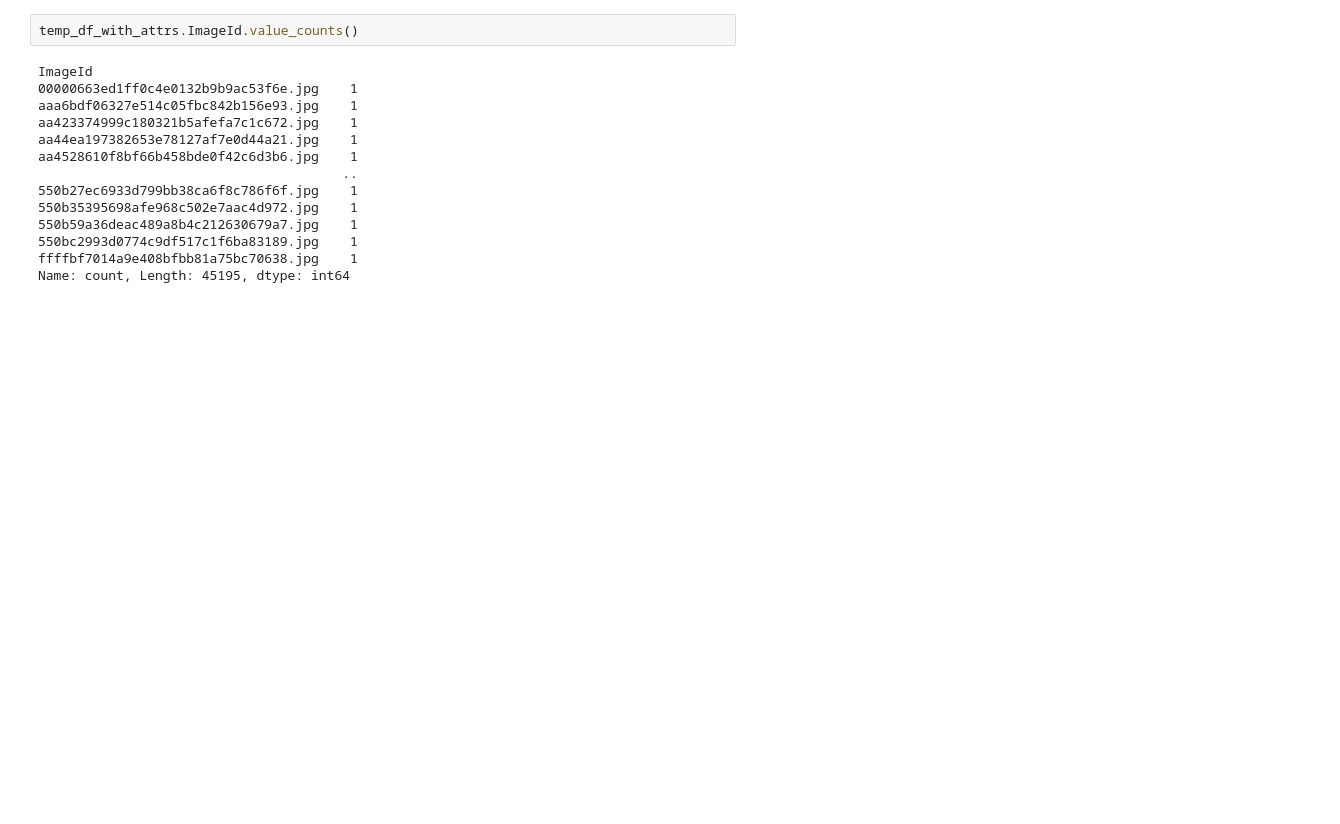
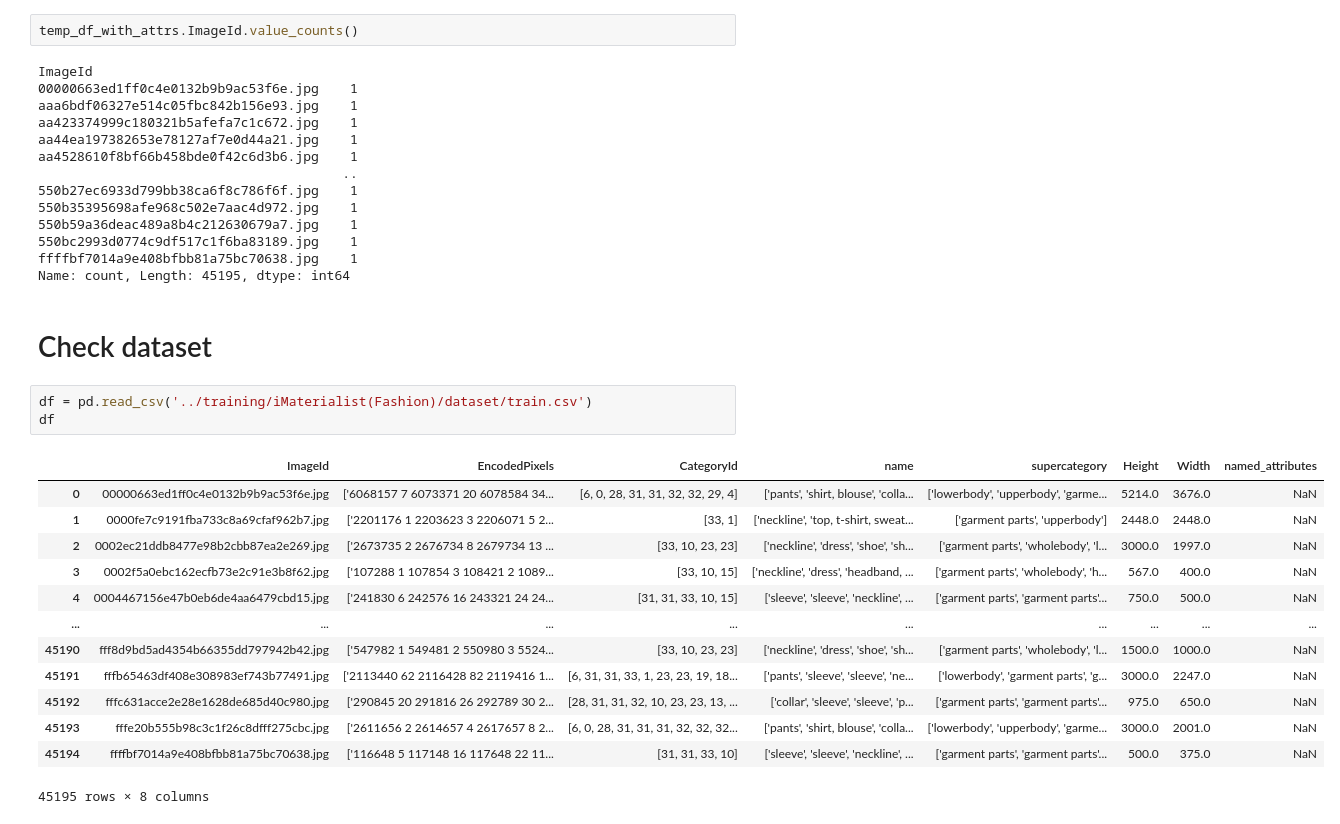
Before and after one commit to dragynir/fashion_controlnet_original, a Jupyter notebook: notebooks/eda.ipynb, the cells around one changed output. Saved outputs shown, nothing was run; the diff lists cells and outputs as text; blank space fills up the shorter version.

```diff
--- a/notebooks/eda.ipynb
+++ b/notebooks/eda.ipynb
@@ -347,3 +351,22 @@ aa4528610f8bf66b458bde0f42c6d3b6.jpg    1
 550bc2993d0774c9df517c1f6ba83189.jpg    1
 ffffbf7014a9e408bfbb81a75bc70638.jpg    1
 Name: count, Length: 45195, dtype: int64
+# %% [markdown]
+# Check dataset
+# %%
+df = pd.read_csv('../training/iMaterialist(Fashion)/dataset/train.csv')
+df
+# %% [output]
+|  | ImageId | EncodedPixels | CategoryId | name | supercategory | Height | Width | named_attributes |
+| 0 | 00000663ed1ff0c4e0132b9b9ac53f6e.jpg | ['6068157 7 6073371 20 6078584 34... | [6, 0, 28, 31, 31, 32, 32, 29, 4] | ['pants', 'shirt, blouse', 'colla... | ['lowerbody', 'upperbody', 'garme... | 5214.0 | 3676.0 | NaN |
+| 1 | 0000fe7c9191fba733c8a69cfaf962b7.jpg | ['2201176 1 2203623 3 2206071 5 2... | [33, 1] | ['neckline', 'top, t-shirt, sweat... | ['garment parts', 'upperbody'] | 2448.0 | 2448.0 | NaN |
+| 2 | 0002ec21ddb8477e98b2cbb87ea2e269.jpg | ['2673735 2 2676734 8 2679734 13 ... | [33, 10, 23, 23] | ['neckline', 'dress', 'shoe', 'sh... | ['garment parts', 'wholebody', 'l... | 3000.0 | 1997.0 | NaN |
+| 3 | 0002f5a0ebc162ecfb73e2c91e3b8f62.jpg | ['107288 1 107854 3 108421 2 1089... | [33, 10, 15] | ['neckline', 'dress', 'headband, ... | ['garment parts', 'wholebody', 'h... | 567.0 | 400.0 | NaN |
+| 4 | 0004467156e47b0eb6de4aa6479cbd15.jpg | ['241830 6 242576 16 243321 24 24... | [31, 31, 33, 10, 15] | ['sleeve', 'sleeve', 'neckline', ... | ['garment parts', 'garment parts'... | 750.0 | 500.0 | NaN |
+| ... | ... | ... | ... | ... | ... | ... | ... | ... |
+| 45190 | fff8d9bd5ad4354b66355dd797942b42.jpg | ['547982 1 549481 2 550980 3 5524... | [33, 10, 23, 23] | ['neckline', 'dress', 'shoe', 'sh... | ['garment parts', 'wholebody', 'l... | 1500.0 | 1000.0 | NaN |
+| 45191 | fffb65463df408e308983ef743b77491.jpg | ['2113440 62 2116428 82 2119416 1... | [6, 31, 31, 33, 1, 23, 23, 19, 18... | ['pants', 'sleeve', 'sleeve', 'ne... | ['lowerbody', 'garment parts', 'g... | 3000.0 | 2247.0 | NaN |
+| 45192 | fffc631acce2e28e1628de685d40c980.jpg | ['290845 20 291816 26 292789 30 2... | [28, 31, 31, 32, 10, 23, 23, 13, ... | ['collar', 'sleeve', 'sleeve', 'p... | ['garment parts', 'garment parts'... | 975.0 | 650.0 | NaN |
+| 45193 | fffe20b555b98c3c1f26c8dfff275cbc.jpg | ['2611656 2 2614657 4 2617657 8 2... | [6, 0, 28, 31, 31, 31, 32, 32, 32... | ['pants', 'shirt, blouse', 'colla... | ['lowerbody', 'upperbody', 'garme... | 3000.0 | 2001.0 | NaN |
+| 45194 | ffffbf7014a9e408bfbb81a75bc70638.jpg | ['116648 5 117148 16 117648 22 11... | [31, 31, 33, 10] | ['sleeve', 'sleeve', 'neckline', ... | ['garment parts', 'garment parts'... | 500.0 | 375.0 | NaN |
+45195 rows × 8 columns
```
Also changed, not shown: parts of 2 cells of this notebook, 2 other files.
